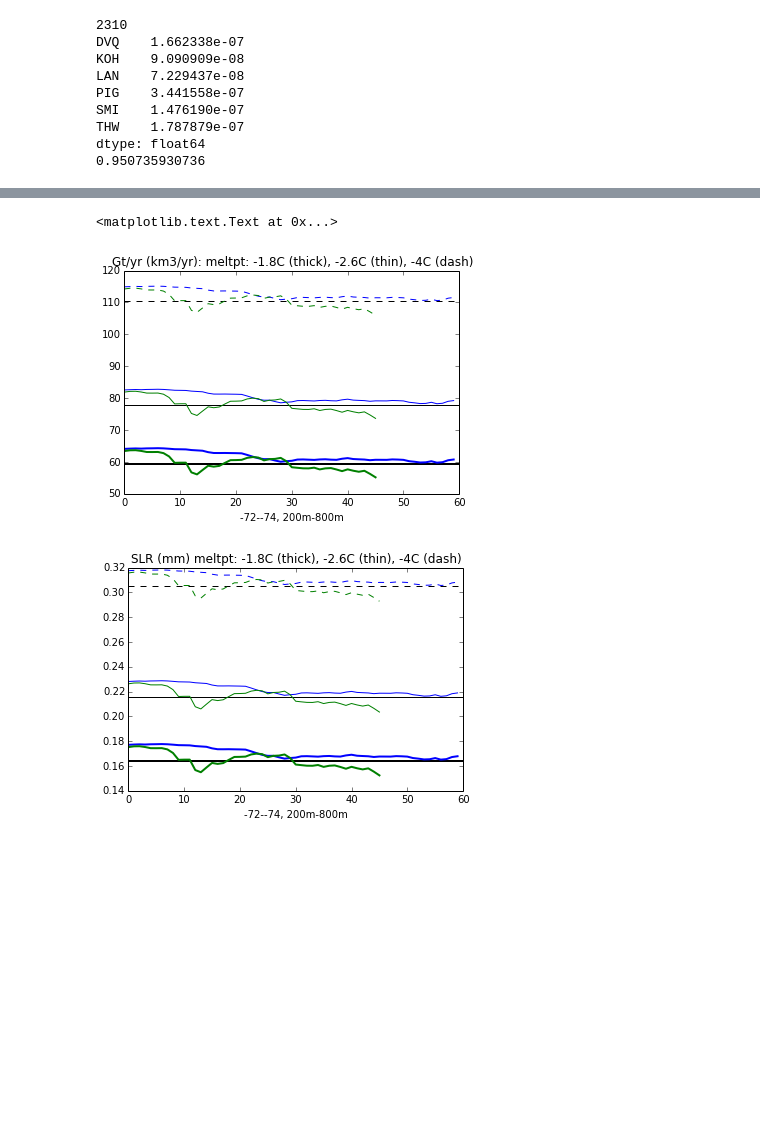
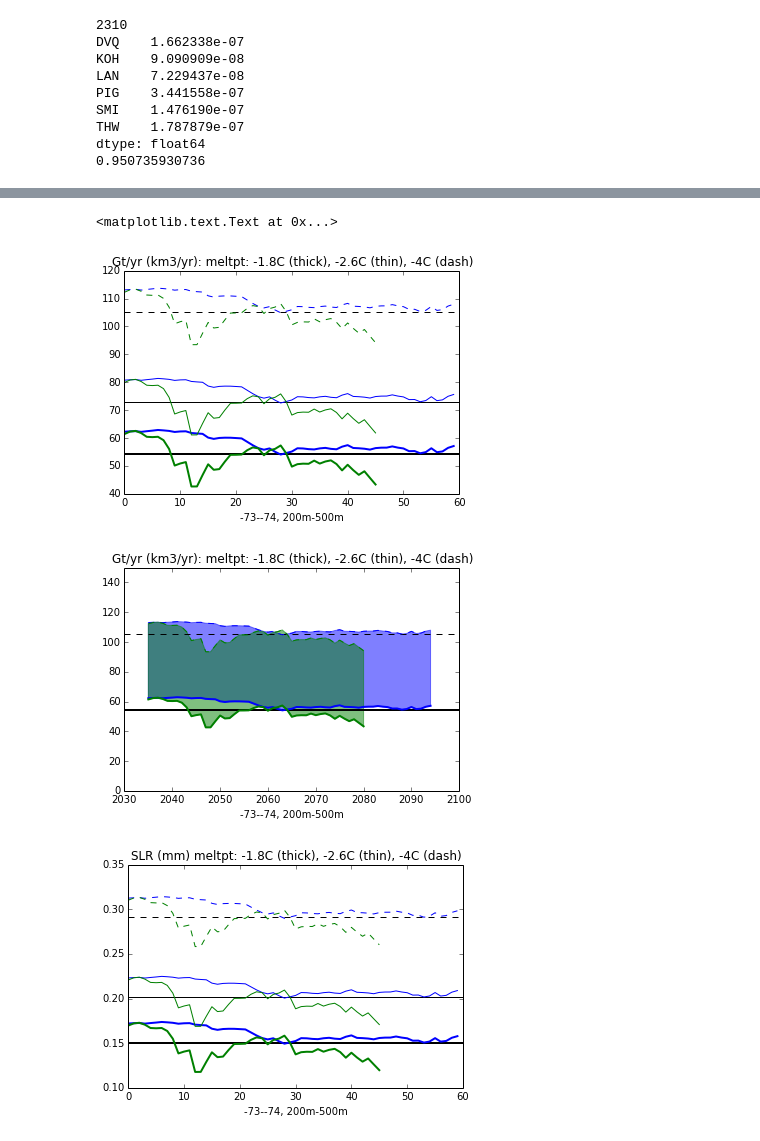
Before and after one commit to kemccusker/pyscripts, a Jupyter notebook: notebooks/ccsm4_geotimescalesfigs.ipynb, the cells around one changed output, grey strips where cells are left out. Cells and saved outputs as stored; diff of their text form; code cells hidden in the pictures; blank space fills up the shorter version.

```diff
--- a/notebooks/ccsm4_geotimescalesfigs.ipynb
+++ b/notebooks/ccsm4_geotimescalesfigs.ipynb
@@ -478,5 +545,5 @@ tempfldpigzm2.shape: (46, 60, 187)
 # %%
-Nlim=-72   # how close to "ice shelf"?
+Nlim=-73   # how close to "ice shelf"?
 Slim=-74
 
 # control: ==============================
@@ -596,11 +663,14 @@ dz=np.diff(zt) # cm, same as TAREA
 #print zt/100. # m # depth of midpoint of layer
 
 UB=20000; UBidx=cutl.find_nearest(zt,UB) # 300m upper bound
-LB=80000; LBidx=cutl.find_nearest(zt,LB) # 800m (787) lower bound
+#LB=80000; LBidx=cutl.find_nearest(zt,LB) # 800m (787) lower bound
+LB=50000; LBidx=cutl.find_nearest(zt,LB) # 500m lower bound
+
 print 'upper bound: ' + str(zt[UBidx]/100.) + 'm'
 print 'lower bound: ' + str(zt[LBidx]/100.) + 'm'
 
 dzsub=dz[UBidx:LBidx+1]
+
 totdz = ma.sum(dzsub)
 dzwgts=dzsub / np.float(totdz)
 # these weights should be good for control too
@@ -739,35 +936,58 @@ SLRbc=volbc/1e9/ocnsa
 plt.figure()
 plt.axhline(volstdc/1e9,color='k',linewidth=2)
 plt.plot(volstd1/1e9,'b',linewidth=2)
 plt.plot(volstd2/1e9,'g',linewidth=2)
 plt.axhline(volac/1e9,color='k',linewidth=1)
 plt.plot(vola1/1e9,'b',linewidth=1)
 plt.plot(vola2/1e9,'g',linewidth=1)
 plt.axhline(volbc/1e9,color='k',linewidth=1,linestyle='--')
 plt.plot(volb1/1e9,'b',linewidth=1,linestyle='--')
 plt.plot(volb2/1e9,'g',linewidth=1,linestyle='--')
 plt.title('Gt/yr (km3/yr): meltpt: -1.8C (thick), -2.6C (thin), -4C (dash)')
 plt.xlabel(str(Nlim) + '-' + str(Slim) +', ' + str(UB/100) + 'm-' + str(LB/100)+'m')
 
 
+# =======+
+xx=np.arange(2035,2035+60)
+xx2=np.arange(2035,2035+46)
+
+plt.figure()
+plt.axhline(volstdc/1e9,color='k',linewidth=2)
+plt.plot(xx, volstd1/1e9,'b',linewidth=2)
+plt.plot(xx2, volstd2/1e9,'g',linewidth=2)
+
+plt.axhline(volbc/1e9,color='k',linewidth=1,linestyle='--')
+plt.plot(xx, volb1/1e9,'b',linewidth=1,linestyle='--')
+plt.plot(xx2, volb2/1e9,'g',linewidth=1,linestyle='--')
+
+plt.fill_between(xx,volb1/1e9,volstd1/1e9,color='b',alpha=0.5)
+plt.fill_between(xx2,volb2/1e9,volstd2/1e9,color='g',alpha=0.5)
+
+
+plt.title('Gt/yr (km3/yr): meltpt: -1.8C (thick), -2.6C (thin), -4C (dash)')
+plt.xlabel(str(Nlim) + '-' + str(Slim) +', ' + str(UB/100) + 'm-' + str(LB/100)+'m')
+plt.ylim(0,150)
+
+# ========
 
 kmtomm=1000000
 plt.figure()
 plt.axhline(SLRstdc*kmtomm,color='k',linewidth=2)
 plt.plot(SLRstd1*kmtomm,'b',linewidth=2)
 plt.plot(SLRstd2*kmtomm,'g',linewidth=2)
 plt.axhline(SLRac*kmtomm,color='k',linewidth=1)
 plt.plot(SLRa1*kmtomm,'b',linewidth=1)
 plt.plot(SLRa2*kmtomm,'g',linewidth=1)
 plt.axhline(SLRbc*kmtomm,color='k',linewidth=1,linestyle='--')
 plt.plot(SLRb1*kmtomm,'b',linewidth=1,linestyle='--')
 plt.plot(SLRb2*kmtomm,'g',linewidth=1,linestyle='--')
 plt.title('SLR (mm) meltpt: -1.8C (thick), -2.6C (thin), -4C (dash)')
 plt.xlabel(str(Nlim) + '-' + str(Slim) +', ' + str(UB/100) + 'm-' + str(LB/100)+'m')
 # %% [output]
 <matplotlib.text.Text at 0x...>
-[figure, old version]
+[figure, new version]
-[figure, old version]
+[figure, new version]
+[figure, added]
 # %%
 # Now plot pert runs as anomaly from melt point vs
 #  vs control anomaly from melt point
```
Also changed, not shown: parts of 16 cells of this notebook.
